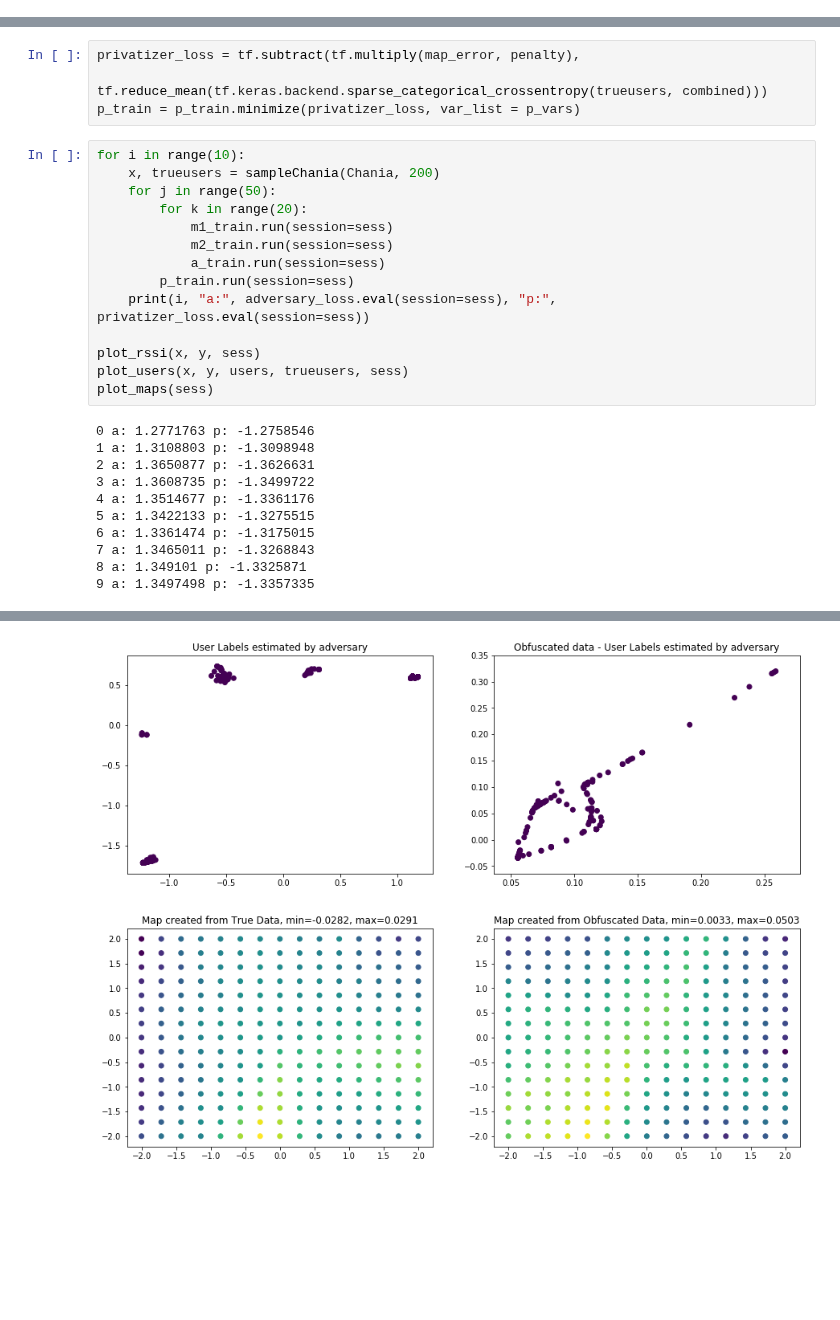
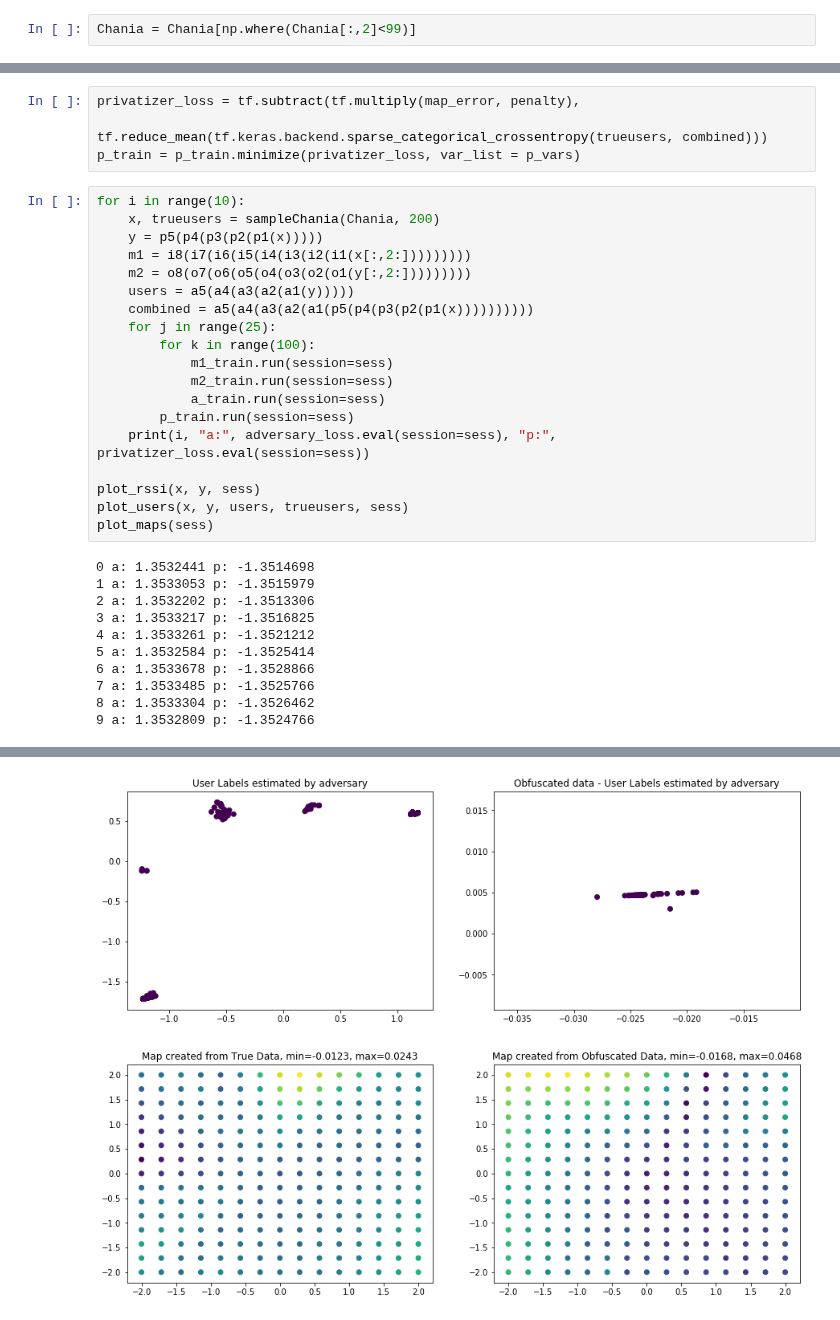
Before and after one commit to lillyclark/privacy-utility, a Jupyter notebook: GAP final version.ipynb, the cells around one changed output, grey strips where cells are left out. Cells and saved outputs as stored; diff of their text form; blank space fills up the shorter version.

```diff
--- a/GAP final version.ipynb
+++ b/GAP final version.ipynb
@@ -73,6 +73,8 @@ def plot_maps(sess):
     ax[1].set_title("Map created from Obfuscated Data, min=%.4f, max=%.4f"%(np.min(outputmap[:,0]), np.max(outputmap[:,0])))
 # %%
 Chania = np.genfromtxt('processedChania.csv', delimiter=',')
+# %%
+Chania = Chania[np.where(Chania[:,2]<99)]
 # %%
 sess = tf.Session()
 keras.backend.set_session(sess)
@@ -165,8 +167,13 @@ p_train = p_train.minimize(privatizer_loss, var_list = p_vars)
 # %%
 for i in range(10):
     x, trueusers = sampleChania(Chania, 200)
-    for j in range(50):
-        for k in range(20):
+    y = p5(p4(p3(p2(p1(x)))))
+    m1 = i8(i7(i6(i5(i4(i3(i2(i1(x[:,2:]))))))))
+    m2 = o8(o7(o6(o5(o4(o3(o2(o1(y[:,2:]))))))))
+    users = a5(a4(a3(a2(a1(y)))))
+    combined = a5(a4(a3(a2(a1(p5(p4(p3(p2(p1(x))))))))))
+    for j in range(25):
+        for k in range(100):
             m1_train.run(session=sess)
             m2_train.run(session=sess)
             a_train.run(session=sess)
@@ -177,13 +184,13 @@ plot_rssi(x, y, sess)
 plot_users(x, y, users, trueusers, sess)
 plot_maps(sess)
 # %% [output]
-0 a: 1.2771763 p: -1.2758546
-1 a: 1.3108803 p: -1.3098948
-2 a: 1.3650877 p: -1.3626631
-3 a: 1.3608735 p: -1.3499722
-4 a: 1.3514677 p: -1.3361176
-5 a: 1.3422133 p: -1.3275515
-6 a: 1.3361474 p: -1.3175015
-7 a: 1.3465011 p: -1.3268843
-8 a: 1.349101 p: -1.3325871
-9 a: 1.3497498 p: -1.3357335
+0 a: 1.3532441 p: -1.3514698
+1 a: 1.3533053 p: -1.3515979
+2 a: 1.3532202 p: -1.3513306
+3 a: 1.3533217 p: -1.3516825
+4 a: 1.3533261 p: -1.3521212
+5 a: 1.3532584 p: -1.3525414
+6 a: 1.3533678 p: -1.3528866
+7 a: 1.3533485 p: -1.3525766
+8 a: 1.3533304 p: -1.3526462
+9 a: 1.3532809 p: -1.3524766
@@ -192,2 +199,2 @@ plot_maps(sess)
-[figure, old version]
+[figure, new version]
-[figure, old version]
+[figure, new version]
```
Also changed, not shown: parts of 1 cell of this notebook.
